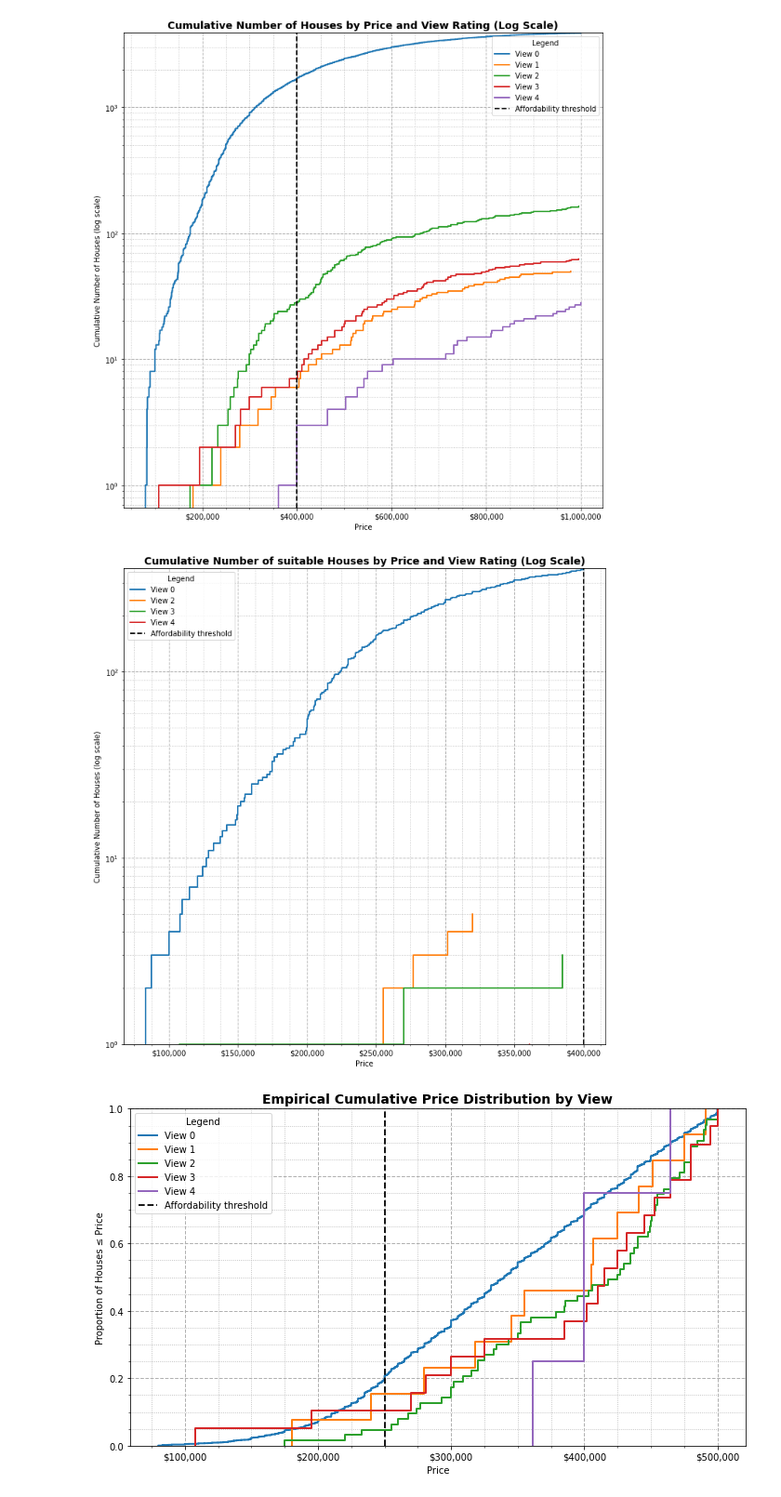
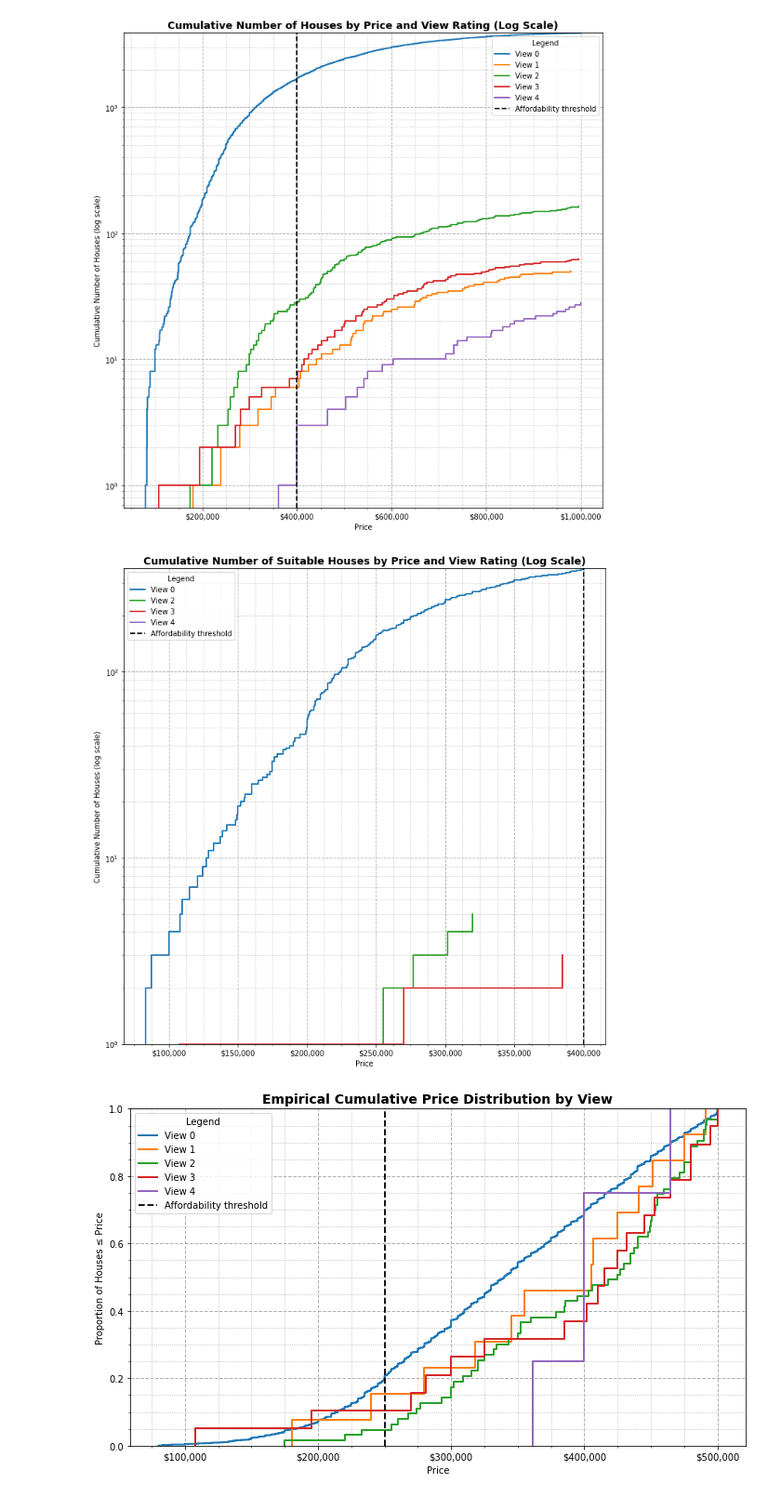
Before and after one commit to codedeedope/ScientificProgrammingLab, a Jupyter notebook: EDA_Project.ipynb, the cells around one changed output. Shown at 93% size. Cells and saved outputs as stored; diff of their text form; code cells hidden in the pictures.

Commit message:
Fixed colors

```diff
--- a/EDA_Project.ipynb
+++ b/EDA_Project.ipynb
@@ -121,9 +121,24 @@ max_price = 2.5 * affordability_threshold
 df_plot = df[df["price"] <= max_price]
 
 plt.figure(figsize=(10,10))
+
+# -----------------------------
+# FIXED COLOR MAP
+# -----------------------------
 palette = sns.color_palette("tab10", 5)
+view_colors = {
+    0: palette[0],
+    1: palette[1],
+    2: palette[2],
+    3: palette[3],
+    4: palette[4],
+}
 
-for i, view_level in enumerate(sorted(df_plot["view"].unique())):
+# -----------------------------
+# Plot
+# -----------------------------
+for view_level in sorted(df_plot["view"].unique()):
+
     subset = df_plot[df_plot["view"] == view_level]
 
     sns.ecdfplot(
@@ -131,7 +146,7 @@ for i, view_level in enumerate(sorted(df_plot["view"].unique())):
         x="price",
         stat="count",
         label=f"View {view_level}",
-        color=palette[i],
+        color=view_colors[view_level],   # <- fixed mapping
         linewidth=2
     )
 
@@ -150,7 +165,6 @@ plt.axvline(
 # Grid + minor ticks
 ax = plt.gca()
 ax.xaxis.set_minor_locator(AutoMinorLocator(4))
-#ax.yaxis.set_minor_locator(AutoMinorLocator(4))
 ax.grid(True, which="major", linestyle="--", linewidth=1.0, alpha=1.0)
 ax.grid(True, which="minor", linestyle=":", linewidth=0.8, alpha=1.0)
 ax.set_axisbelow(True)
@@ -200,9 +214,24 @@ df_plot = df_plot[df_plot["condition"] >= 4]
 df_plot = df_plot[df_plot["sqft_living"] <= 2000]
 
 plt.figure(figsize=(10,10))
+
+# -----------------------------
+# FIXED COLOR MAP (same as other chart)
+# -----------------------------
 palette = sns.color_palette("tab10", 5)
+view_colors = {
+    0: palette[0],  # blue
+    1: palette[1],  # orange
+    2: palette[2],  # green
+    3: palette[3],  # red
+    4: palette[4],  # purple
+}
 
-for i, view_level in enumerate(sorted(df_plot["view"].unique())):
+# -----------------------------
+# Plot
+# -----------------------------
+for view_level in sorted(df_plot["view"].unique()):
+
     subset = df_plot[df_plot["view"] == view_level]
 
     sns.ecdfplot(
@@ -210,7 +239,7 @@ for i, view_level in enumerate(sorted(df_plot["view"].unique())):
         x="price",
         stat="count",
         label=f"View {view_level}",
-        color=palette[i],
+        color=view_colors[view_level],  # <- fixed mapping
         linewidth=2
     )
 
@@ -229,41 +258,40 @@ plt.axvline(
 # Grid + minor ticks
 ax = plt.gca()
 ax.xaxis.set_minor_locator(AutoMinorLocator(4))
-#ax.yaxis.set_minor_locator(AutoMinorLocator(4))
 ax.grid(True, which="major", linestyle="--", linewidth=1.0, alpha=1.0)
 ax.grid(True, which="minor", linestyle=":", linewidth=0.8, alpha=1.0)
 ax.set_axisbelow(True)
 
 # Dollar formatting
 def dollar_formatter(x, pos):
     return f"${int(x):,}"
 
 ax.xaxis.set_major_formatter(FuncFormatter(dollar_formatter))
 
 plt.title(
-    "Cumulative Number of suitable Houses by Price and View Rating (Log Scale)",
+    "Cumulative Number of Suitable Houses by Price and View Rating (Log Scale)",
     fontsize=14,
     weight="bold"
 )
 
 plt.xlabel("Price")
 plt.ylabel("Cumulative Number of Houses (log scale)")
 plt.legend(title="Legend")
 
 plt.tight_layout()
 
 plt.savefig(
     "noView_filtered.png",
     dpi=300,
     bbox_inches="tight",
     pad_inches=0.02,
     facecolor="white",
     transparent=False
 )
 
 plt.show()
 # %% [output]
-[figure, old version]
+[figure, new version]
 # %%
 import seaborn as sns
 import matplotlib.pyplot as plt
```
Also changed, not shown: 1 other file.
